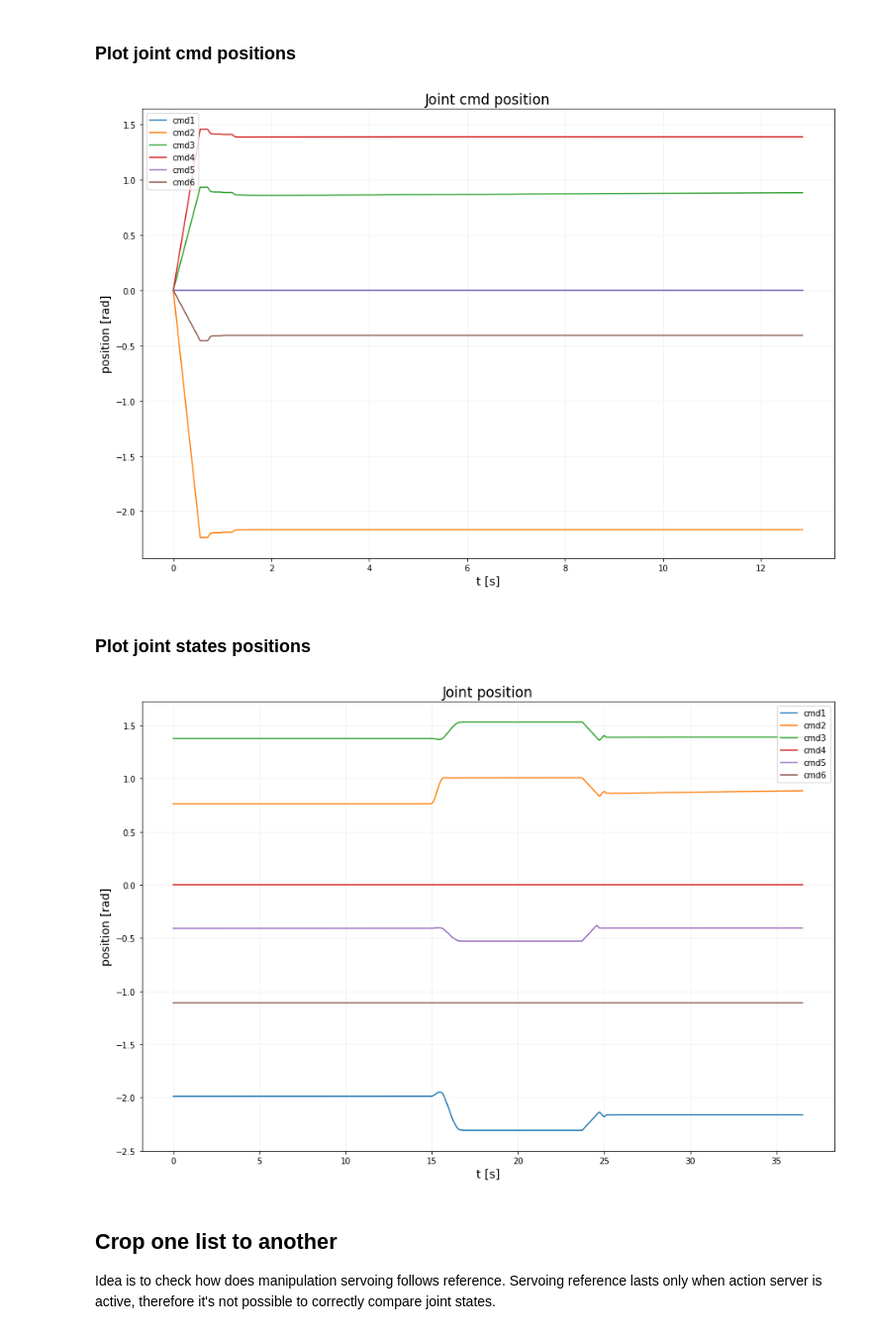
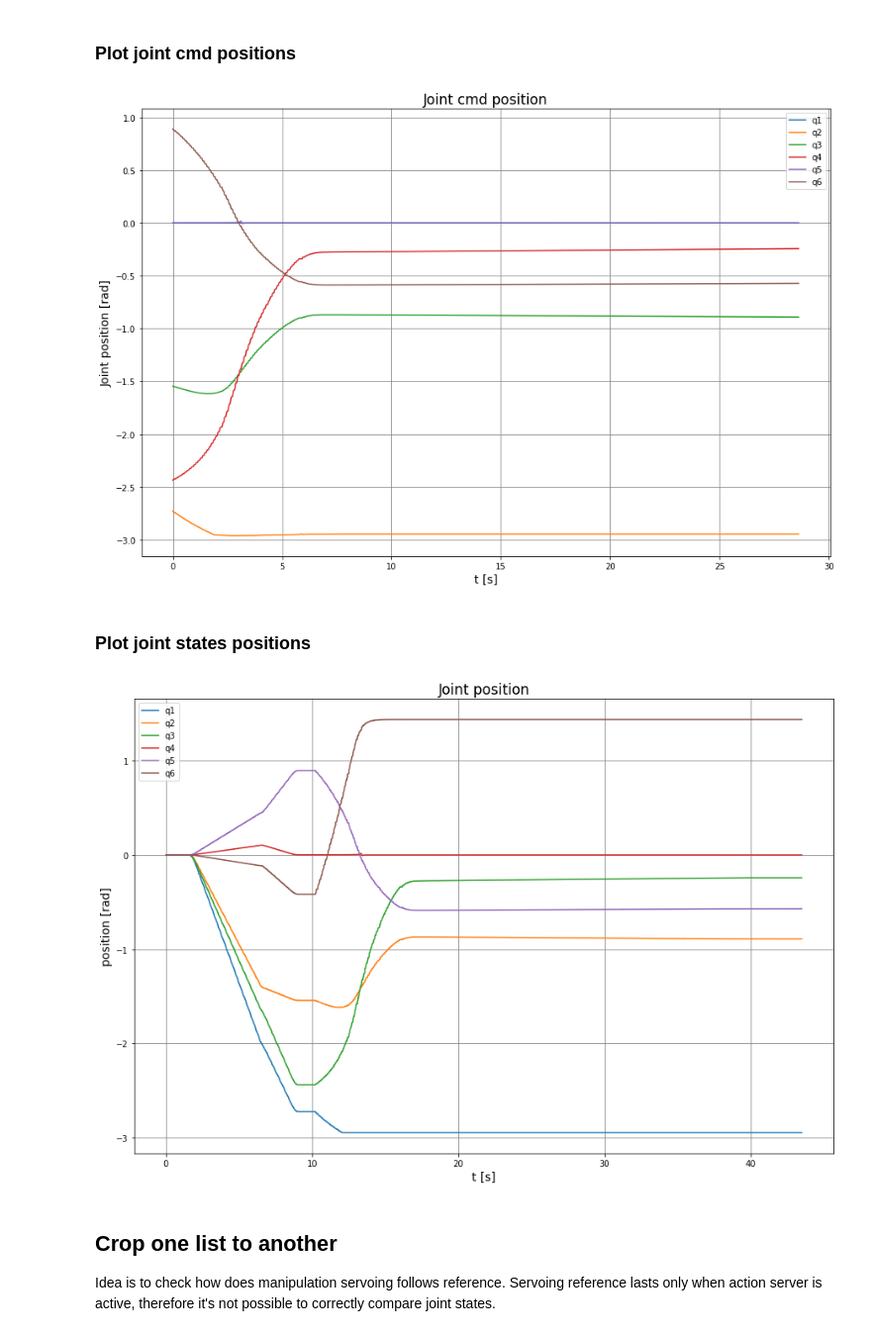
Before and after one commit to fzoric8/ros_utils, a Jupyter notebook: bags/bagging.ipynb, the cells around one changed output. Shown at 99% size. Saved outputs shown, nothing was run; the diff lists cells and outputs as text; code cells hidden in the pictures.

Commit message:
Added minor updates to plotting methods for bags

```diff
--- a/bags/bagging.ipynb
+++ b/bags/bagging.ipynb
@@ -33,7 +33,7 @@ After that you can use `pip3 install <package_name>` to install neccessary pytho
 # %% [markdown]
 ## Read bag
 # %%
-bag_name = "2021-07-21-14-23-43.bag"
+bag_name = "servo_bag_0209.bag"
 
 b = bagreader(bag_name)
 # %% [output]
@@ -52,3 +53,11 @@ joint_states = pd.read_csv(csv_files[1])
+# %%
+servo_joint_cmds = pd.read_csv(csv_files[0])
+joint_states = pd.read_csv(csv_files[1])
+move_group_goal = pd.read_csv(csv_files[2])
+pose_error = pd.read_csv(csv_files[3])
+delta_twist_cmds = pd.read_csv(csv_files[4])
+servo_status = pd.read_csv(csv_files[5])
+target_pose = pd.read_csv(csv_files[6])
 # %% [markdown]
 ### How to plot pandas dataframe with matpotlib?
 # %% [markdown]
@@ -167,32 +170,33 @@ def plot_multiple_series(time, series_list, series_names = None, config_dict = N
 # %% [markdown]
 ### Plot joint cmd positions
 # %%
-time = joint_group_position_ctl_cmd["Time"]
-series_names = ['cmd1', 'cmd2', 'cmd3', 'cmd4', 'cmd5', 'cmd6']
-series_list = get_series_by_key_from_df(joint_group_position_ctl_cmd, "data")
+time = servo_joint_cmds["Time"]
+series_names = ['q1', 'q2', 'q3', 'q4', 'q5', 'q6']
+series_list = get_series_by_key_from_df(servo_joint_cmds, "data")
 
 config_dict = {
                "title":"Joint cmd position",
                "x_label":"t [s]",
-               "y_label": "position [rad]",
+               "y_label": "Joint position [rad]",
                "w": 15,
                "h": 10,
                "use_legend":True,
                "font_size": 14,
                "grid":True,
                "grid_x":True,
 
               }
 
 plot_multiple_series(time, series_list, series_names, config_dict, scale_time=True)
 # %% [output]
-[figure, old version]
+[figure, new version]
 # %% [markdown]
 ### Plot joint states positions
 # %%
 joint_states = pd.read_csv(csv_files[1])
-time = joint_states['Time']
+time_full = joint_states['Time']
 series_list = get_series_by_key_from_df(joint_states, "position")
+
 
 config_dict = {
                "title":"Joint position",
@@ -207,7 +211,7 @@ config_dict = {
 
 plot_multiple_series(time, series_list, series_names, config_dict, scale_time=True)
 # %% [output]
-[figure, old version]
+[figure, new version]
 # %% [markdown]
 ## Crop one list to another
 
```
Also changed, not shown: parts of 19 cells of this notebook, 2 other files.
